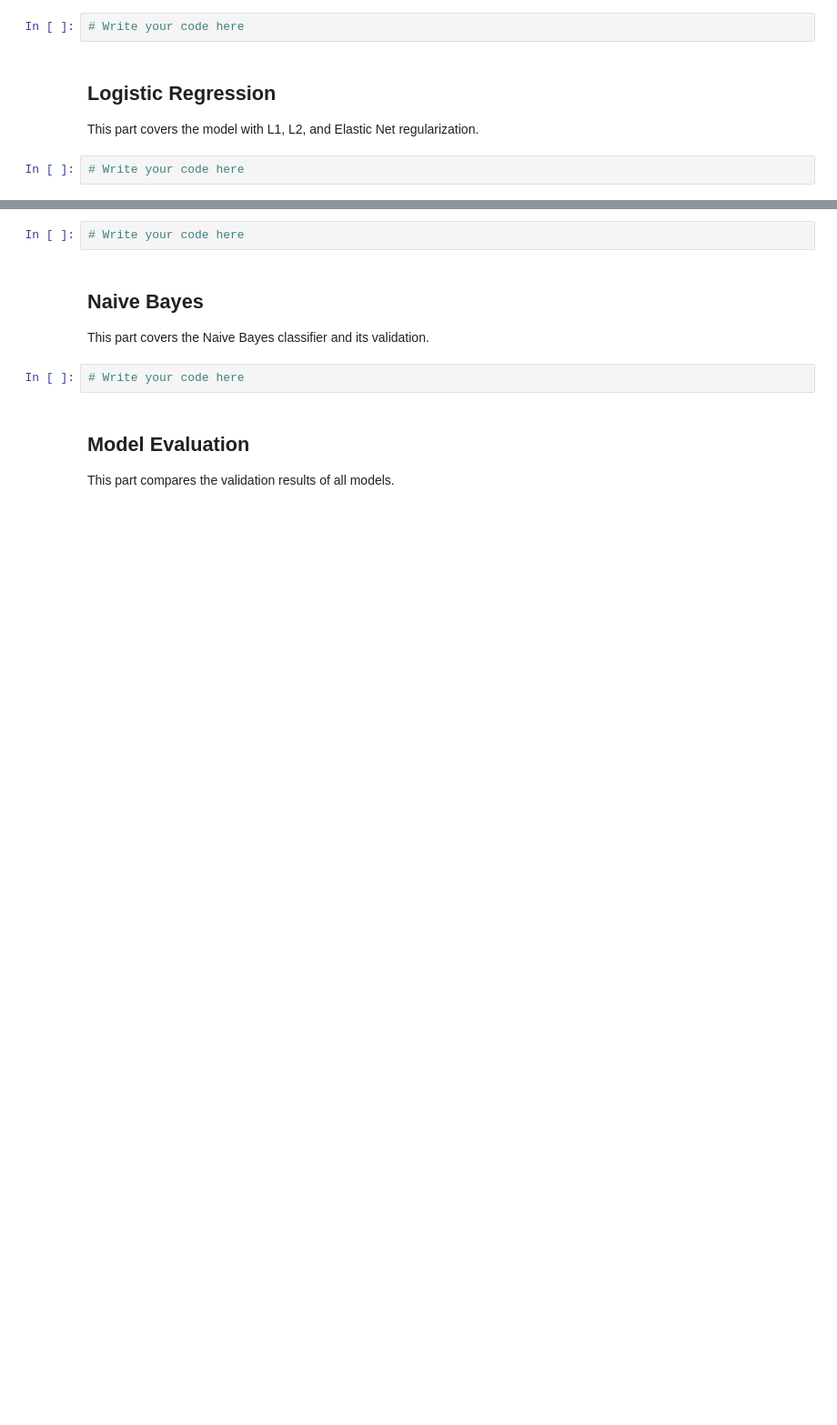
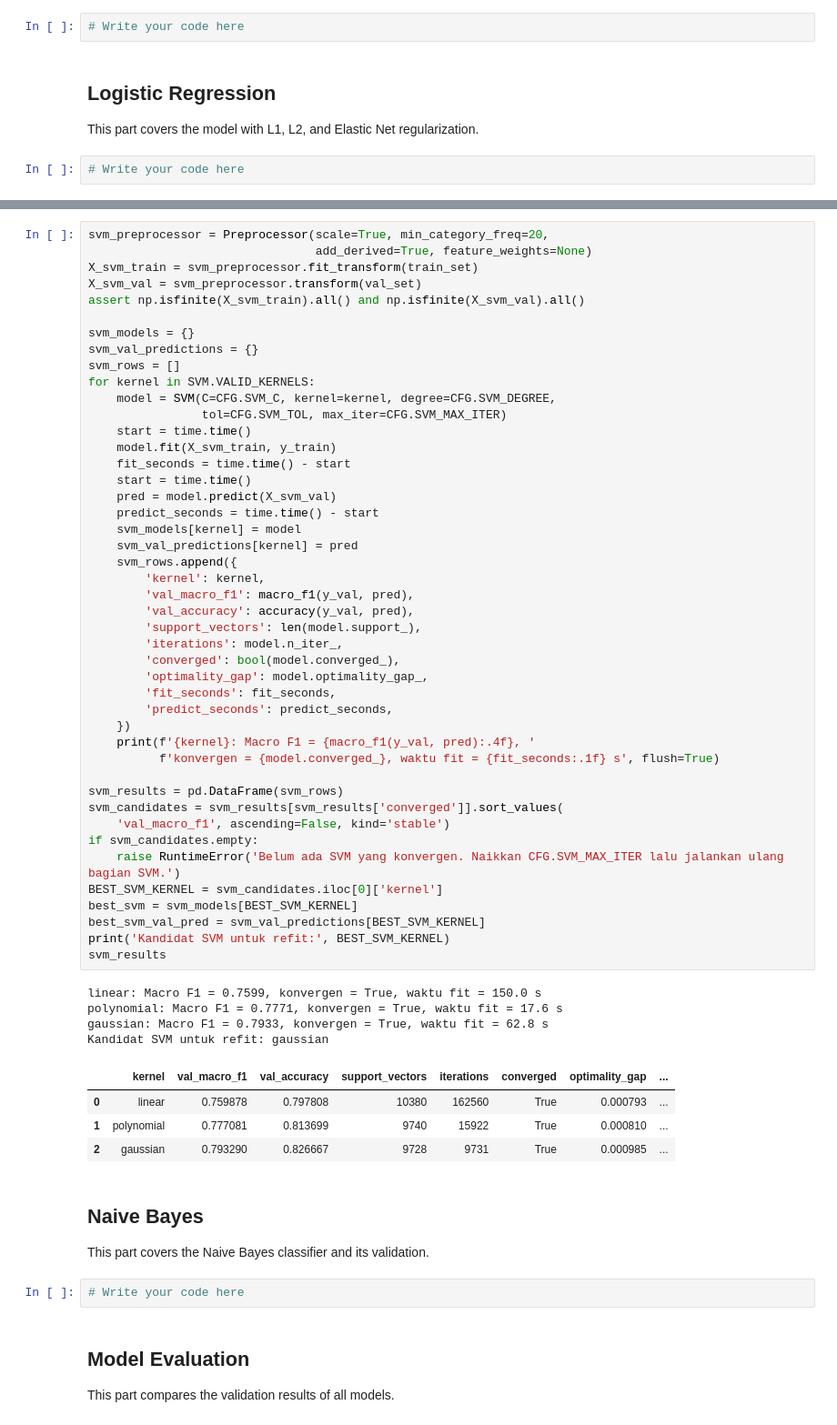
Before and after one commit to zizadhrmaa/IF3170_G25_IMKSIAI, a Jupyter notebook: src/Notebook_Tugas_Besar_2_IF3170_Inteligensi_Artifisial_2026_2027.ipynb, the cells around one changed output, grey strips where cells are left out. Shown at 91% size. Drawn from its saved outputs; the diff is of its cells as text; blank space fills up the shorter version.

```diff
--- a/src/Notebook_Tugas_Besar_2_IF3170_Inteligensi_Artifisial_2026_2027.ipynb
+++ b/src/Notebook_Tugas_Besar_2_IF3170_Inteligensi_Artifisial_2026_2027.ipynb
@@ -680,5 +685,57 @@ This part covers the linear, polynomial, and Gaussian kernels.
 # %%
-# Write your code here
+svm_preprocessor = Preprocessor(scale=True, min_category_freq=20,
+                                add_derived=True, feature_weights=None)
+X_svm_train = svm_preprocessor.fit_transform(train_set)
+X_svm_val = svm_preprocessor.transform(val_set)
+assert np.isfinite(X_svm_train).all() and np.isfinite(X_svm_val).all()
+
+svm_models = {}
+svm_val_predictions = {}
+svm_rows = []
+for kernel in SVM.VALID_KERNELS:
+    model = SVM(C=CFG.SVM_C, kernel=kernel, degree=CFG.SVM_DEGREE,
+                tol=CFG.SVM_TOL, max_iter=CFG.SVM_MAX_ITER)
+    start = time.time()
+    model.fit(X_svm_train, y_train)
+    fit_seconds = time.time() - start
+    start = time.time()
+    pred = model.predict(X_svm_val)
+    predict_seconds = time.time() - start
+    svm_models[kernel] = model
+    svm_val_predictions[kernel] = pred
+    svm_rows.append({
+        'kernel': kernel,
+        'val_macro_f1': macro_f1(y_val, pred),
+        'val_accuracy': accuracy(y_val, pred),
+        'support_vectors': len(model.support_),
+        'iterations': model.n_iter_,
+        'converged': bool(model.converged_),
+        'optimality_gap': model.optimality_gap_,
+        'fit_seconds': fit_seconds,
+        'predict_seconds': predict_seconds,
+    })
+    print(f'{kernel}: Macro F1 = {macro_f1(y_val, pred):.4f}, '
+          f'konvergen = {model.converged_}, waktu fit = {fit_seconds:.1f} s', flush=True)
+
+svm_results = pd.DataFrame(svm_rows)
+svm_candidates = svm_results[svm_results['converged']].sort_values(
+    'val_macro_f1', ascending=False, kind='stable')
+if svm_candidates.empty:
+    raise RuntimeError('Belum ada SVM yang konvergen. Naikkan CFG.SVM_MAX_ITER lalu jalankan ulang bagian SVM.')
+BEST_SVM_KERNEL = svm_candidates.iloc[0]['kernel']
+best_svm = svm_models[BEST_SVM_KERNEL]
+best_svm_val_pred = svm_val_predictions[BEST_SVM_KERNEL]
+print('Kandidat SVM untuk refit:', BEST_SVM_KERNEL)
+svm_results
+# %% [output]
+linear: Macro F1 = 0.7599, konvergen = True, waktu fit = 150.0 s
+polynomial: Macro F1 = 0.7771, konvergen = True, waktu fit = 17.6 s
+gaussian: Macro F1 = 0.7933, konvergen = True, waktu fit = 62.8 s
+Kandidat SVM untuk refit: gaussian
+|  | kernel | val_macro_f1 | val_accuracy | support_vectors | iterations | converged | optimality_gap | ... |
+| 0 | linear | 0.759878 | 0.797808 | 10380 | 162560 | True | 0.000793 | ... |
+| 1 | polynomial | 0.777081 | 0.813699 | 9740 | 15922 | True | 0.000810 | ... |
+| 2 | gaussian | 0.793290 | 0.826667 | 9728 | 9731 | True | 0.000985 | ... |
 # %% [markdown]
 ## Naive Bayes
 
```
Also changed, not shown: parts of 13 cells of this notebook, 1 other file.
